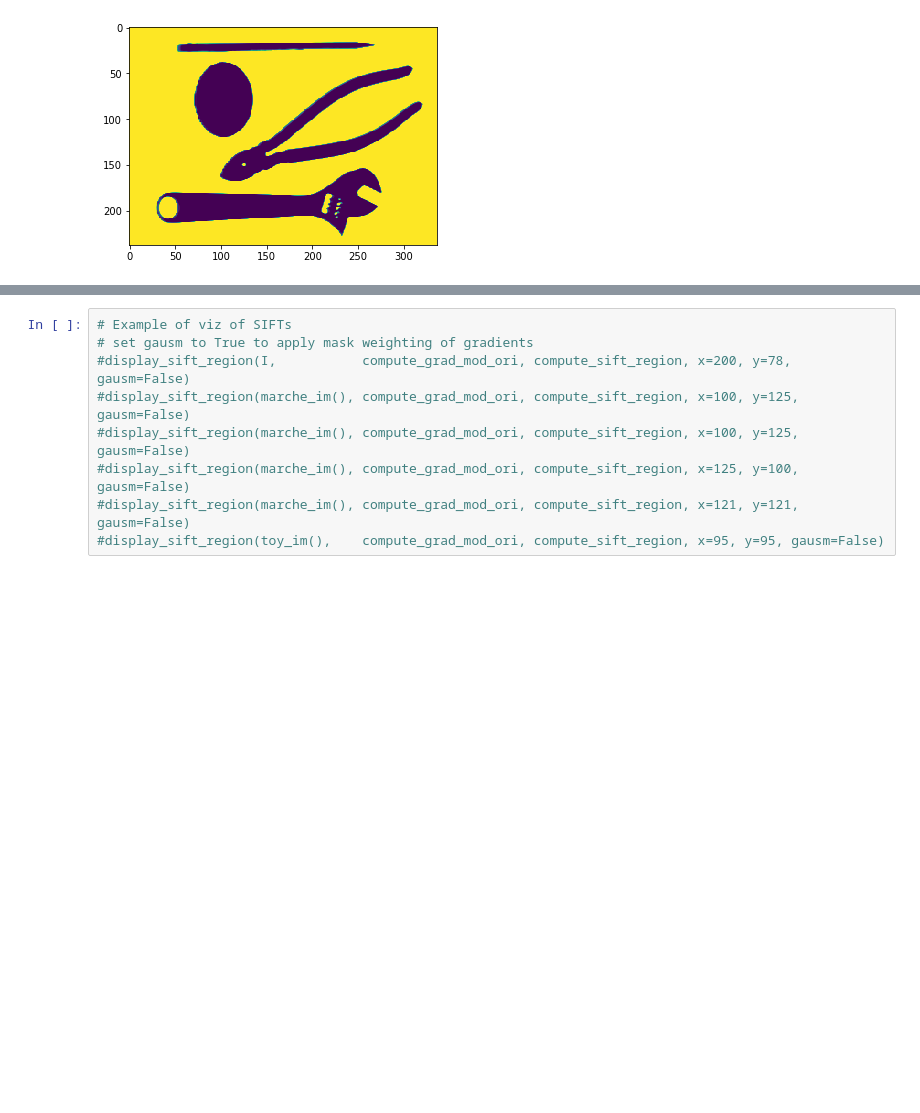
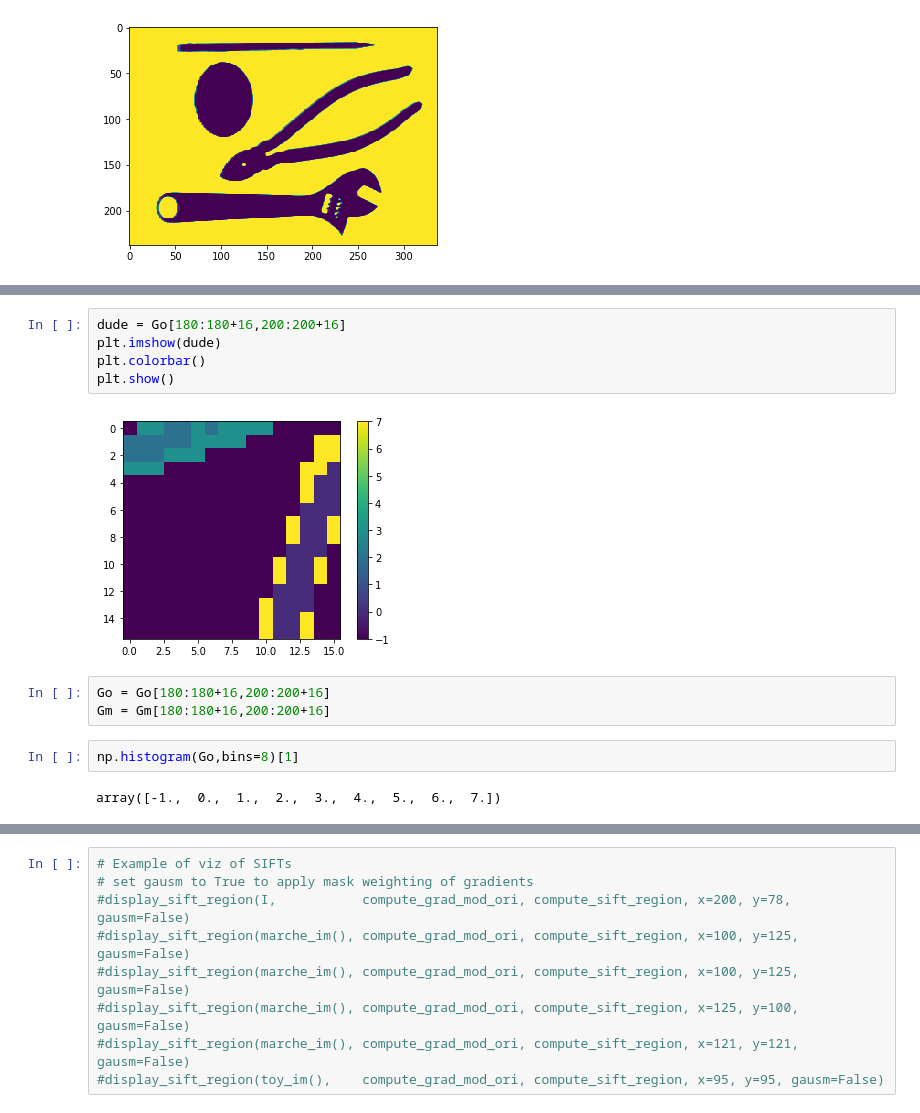
Before and after one commit to IssamBenamara/SIFT_BOW, a Jupyter notebook: TP1-2.ipynb, the cells around one changed output, grey strips where cells are left out. Saved outputs shown, nothing was run; the diff lists cells and outputs as text; blank space fills up the shorter version.

```diff
--- a/TP1-2.ipynb
+++ b/TP1-2.ipynb
@@ -92,0 +65,14 @@ def compute_sift_region(Gm, Go, mask=None):
+# %%
+dude = Go[180:180+16,200:200+16]
+plt.imshow(dude)
+plt.colorbar()
+plt.show()
+# %% [output]
+[figure, added]
+# %%
+Go = Go[180:180+16,200:200+16]
+Gm = Gm[180:180+16,200:200+16]
+# %%
+np.histogram(Go,bins=8)[1]
+# %% [output]
+array([-1.,  0.,  1.,  2.,  3.,  4.,  5.,  6.,  7.])
```
Also changed, not shown: parts of 16 cells of this notebook.
